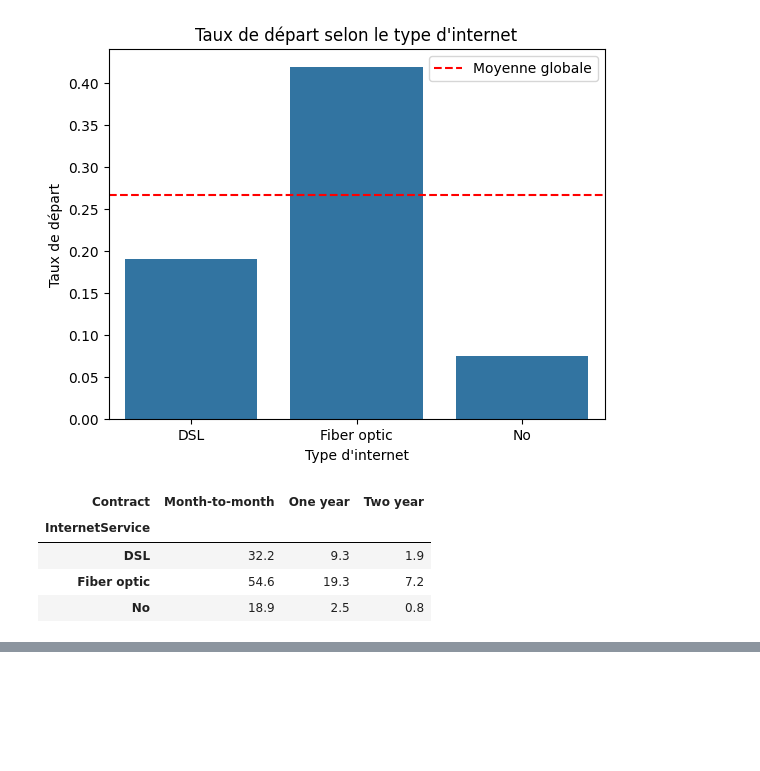
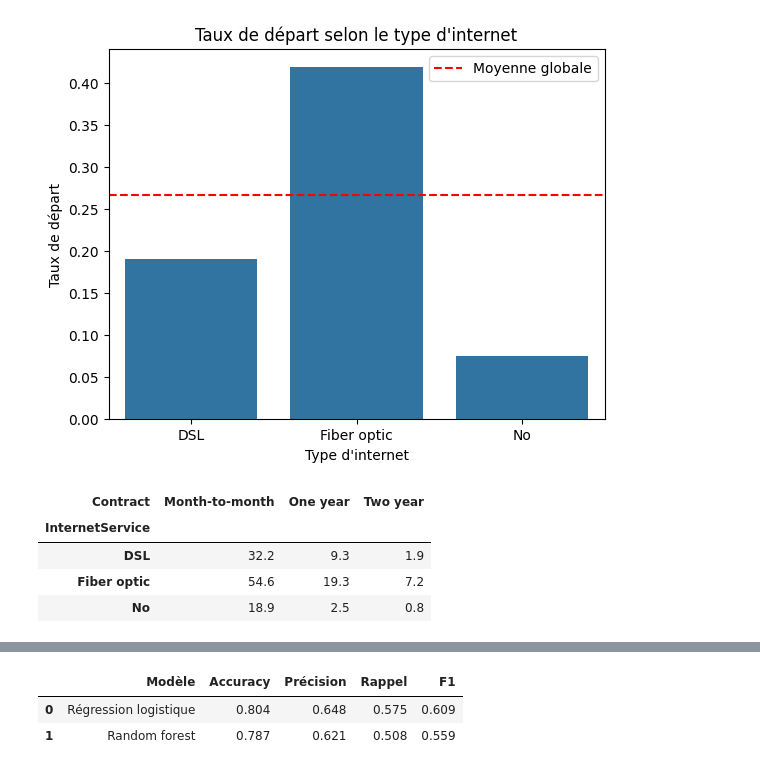
Before and after one commit to Oumaima257/analyse-emplois-data, a Jupyter notebook: 01_exploration.ipynb, the cells around one changed output, grey strips where cells are left out. Saved outputs shown, nothing was run; the diff lists cells and outputs as text; code cells hidden in the pictures; blank space fills up the shorter version.

```diff
--- a/01_exploration.ipynb
+++ b/01_exploration.ipynb
@@ -195,0 +251,8 @@ plt.show()
+# %%
+from sklearn.ensemble import RandomForestClassifier
+
+modele_rf = RandomForestClassifier(n_estimators=200, random_state=42)
+modele_rf.fit(X_train, y_train)
+
+pred_rf = modele_rf.predict(X_test)
+print(classification_report(y_test, pred_rf, target_names=["Reste", "Part"]))
@@ -195,0 +268,15 @@ plt.show()
+# %%
+from sklearn.metrics import accuracy_score, precision_score, recall_score, f1_score
+
+resultats = pd.DataFrame({
+    "Modèle": ["Régression logistique", "Random forest"],
+    "Accuracy": [accuracy_score(y_test, p) for p in (pred_lr, pred_rf)],
+    "Précision": [precision_score(y_test, p) for p in (pred_lr, pred_rf)],
+    "Rappel": [recall_score(y_test, p) for p in (pred_lr, pred_rf)],
+    "F1": [f1_score(y_test, p) for p in (pred_lr, pred_rf)],
+}).round(3)
+resultats
+# %% [output]
+|  | Modèle | Accuracy | Précision | Rappel | F1 |
+| 0 | Régression logistique | 0.804 | 0.648 | 0.575 | 0.609 |
+| 1 | Random forest | 0.787 | 0.621 | 0.508 | 0.559 |
```
Also changed, not shown: parts of 8 cells of this notebook.
